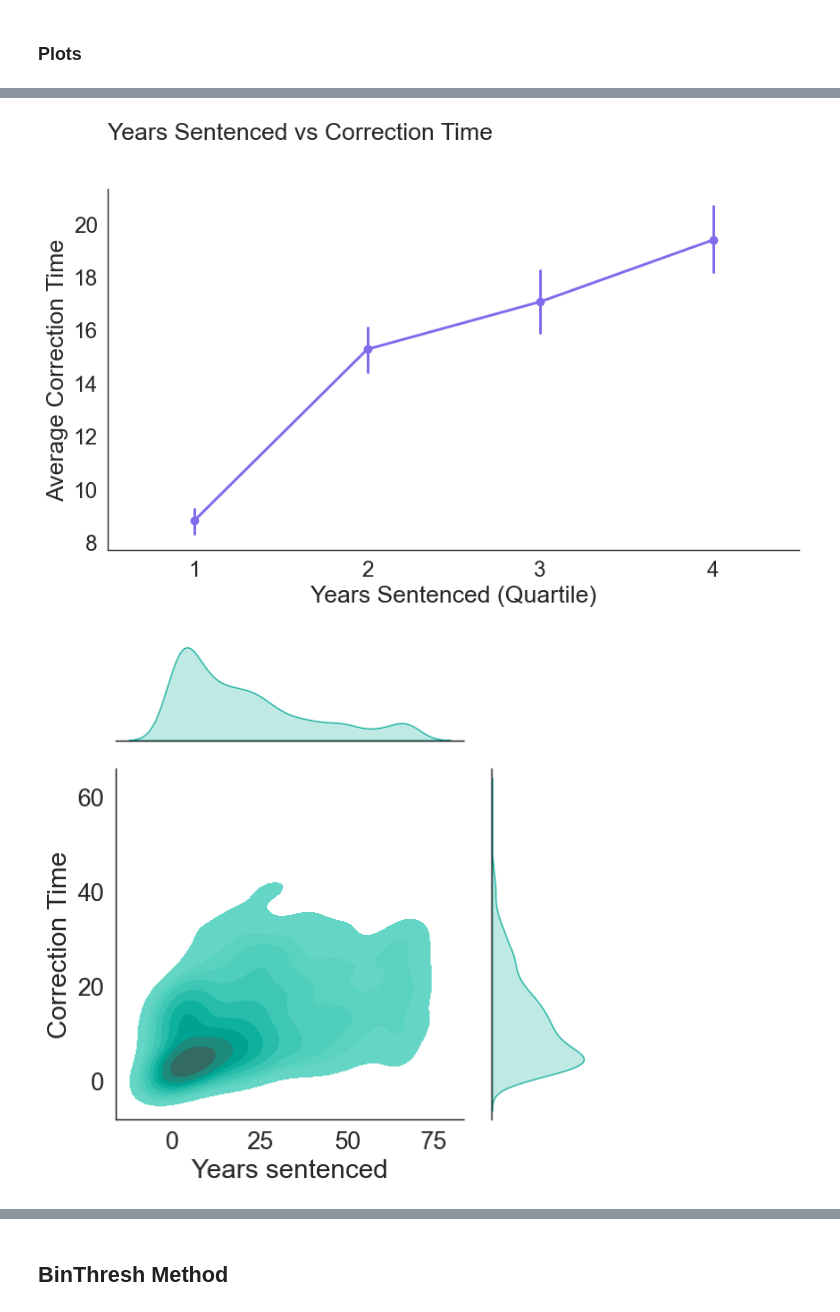
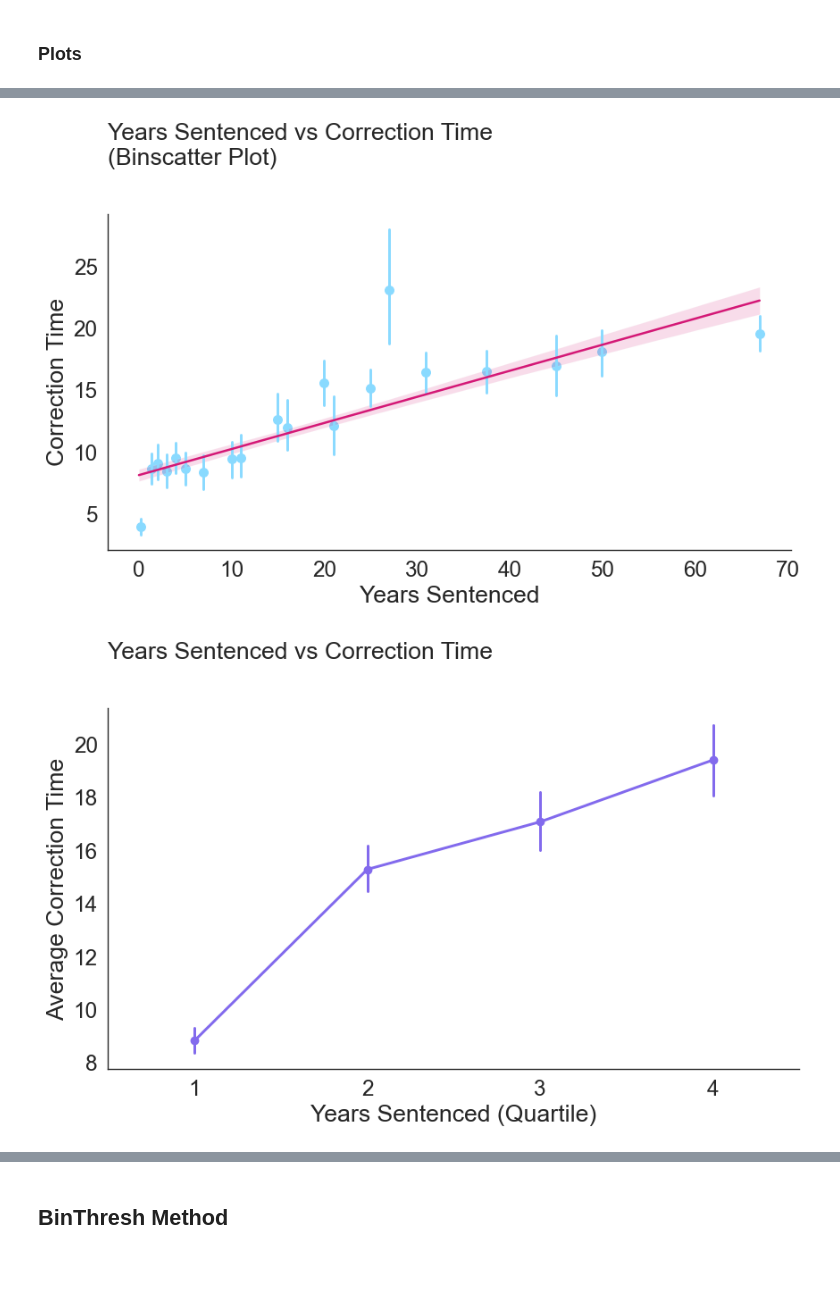
Before and after one commit to josh-ashkinaze/er_correct, a Jupyter notebook: exon.ipynb, the cells around one changed output, grey strips where cells are left out. Cells and saved outputs as stored; diff of their text form; code cells hidden in the pictures; blank space fills up the shorter version.

```diff
--- a/exon.ipynb
+++ b/exon.ipynb
@@ -301,36 +359,67 @@ legend_elements = [
     plt.Line2D([0], [0], color=mypal[3], lw=4, label='Loess')
 ]
 plt.legend(handles=legend_elements)
+plt.savefig("exon_lineplot.png", dpi=400, transparent=False)
 
 plt.show()
+
+
+#################
+# BINSCATTER
+#################
+plt.figure(figsize=(9, 6))
+sns.regplot(data=df, x='yrs_sentw', y='correction_time', x_bins=20,
+            line_kws={'color': mypal[1]},
+            scatter_kws={'color': mypal[3]})
+plt.xlabel("Years Sentenced")
+plt.ylabel("Correction Time")
+plt.title("Years Sentenced vs Correction Time\n(Binscatter Plot)")
+plt.savefig("exon_binscatter.png", dpi=400, transparent=False)
+plt.show()
+
 
 
 #################
 # BINNED
 #################
 df['yrs_sentw_bin'] = pd.cut(df['yrs_sentw'], bins=4, labels=False)+1
 plt.figure(figsize=(9, 6))
 sns.pointplot(data=df, x='yrs_sentw_bin', y='correction_time')
 plt.xlabel("Years Sentenced (Quartile)")
 plt.ylabel("Average Correction Time")
 plt.title("Years Sentenced vs Correction Time")
 plt.tight_layout()
+plt.savefig("exon_binned.png", dpi=400, transparent=False)
+plt.show()
+
+#################
+# BINNED BOXEN
+#################
+df['yrs_sentw_bin'] = pd.cut(df['yrs_sentw'], bins=4, labels=False)+1
+plt.figure(figsize=(9, 6))
+sns.boxenplot(data=df, x='yrs_sentw_bin', y='correction_time', color=mypal[2])
+plt.xlabel("Years Sentenced (Quartile)")
+plt.ylabel("Average Correction Time")
+plt.title("Years Sentenced vs Correction Time")
+plt.tight_layout()
+plt.savefig("exon_boxen_binned.png", dpi=400, transparent=False)
 plt.show()
 
 
 #################
 # KDE
 #################
 sns.jointplot(data=df, x='yrs_sentw', y='correction_time', kind='kde', color=mypal[2], fill=True, height=6, ratio=3)
 
 plt.xlabel("Years sentenced")
 plt.ylabel("Correction Time")
 plt.title("")
 plt.tight_layout()
+plt.savefig("exon_kde.png", dpi=400, transparent=False)
 
 plt.show()
 # %% [output]
 [figure]
 [figure]
-[figure, old version]
+[figure, new version]
-[figure, old version]
+[figure, new version]
```
Also changed, not shown: parts of 21 cells of this notebook, 2 other files.
